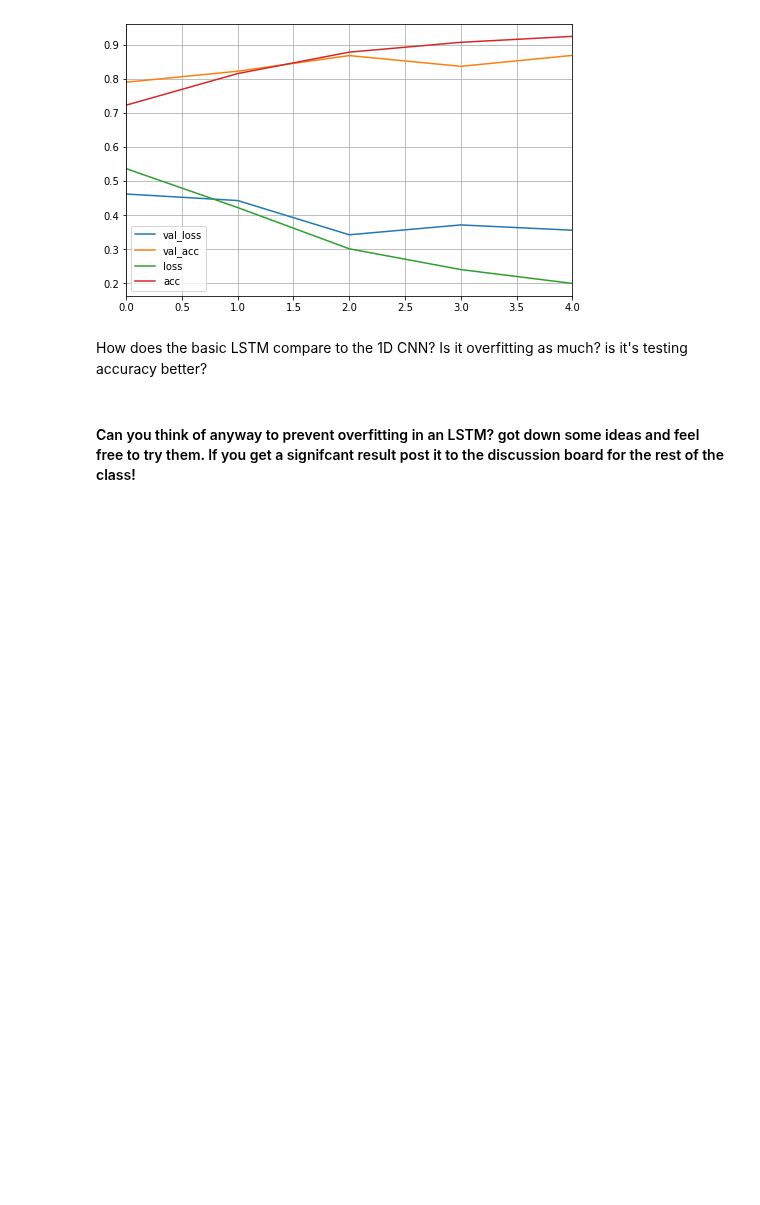
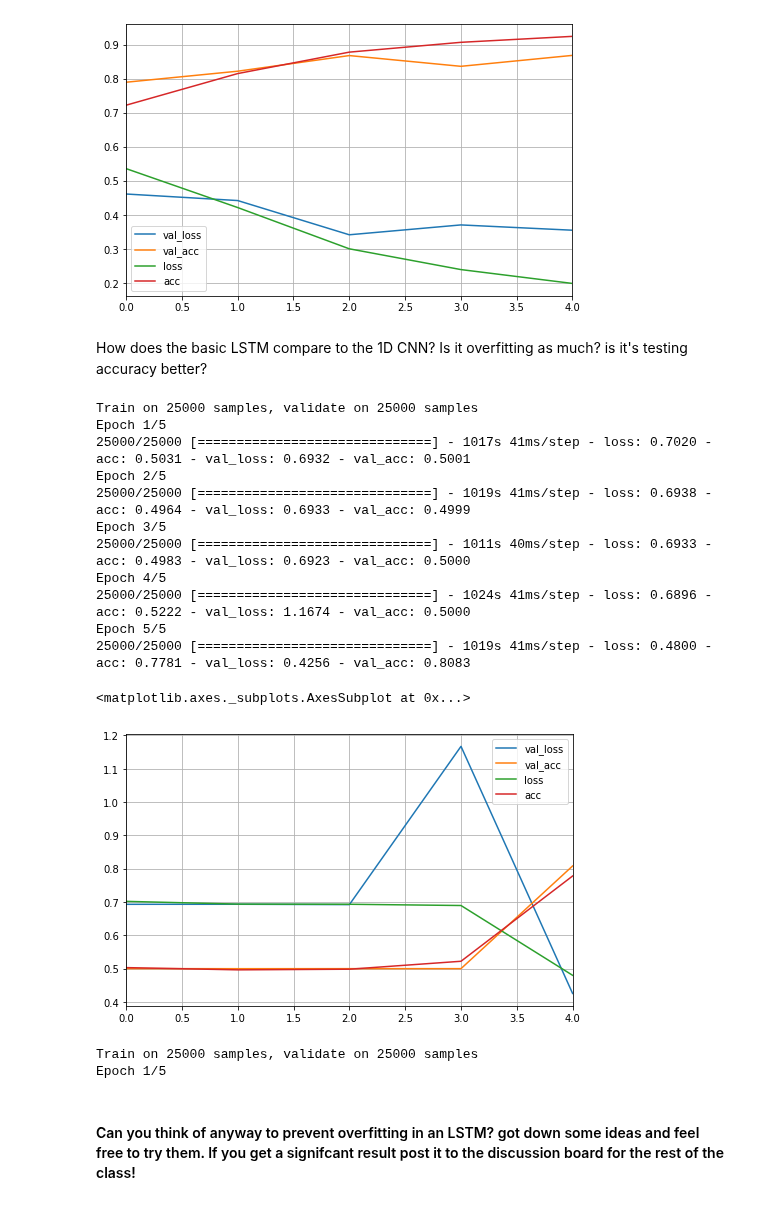
Before and after one commit to telenovelachuan/data_science, a Jupyter notebook: EECS_738_machine_learning/lab6/Lab 6.ipynb, the cells around one changed output. Cells and saved outputs as stored; diff of their text form; code cells hidden in the pictures; blank space fills up the shorter version.

Commit message:
one more LSTM layer

```diff
--- a/EECS_738_machine_learning/lab6/Lab 6.ipynb
+++ b/EECS_738_machine_learning/lab6/Lab 6.ipynb
@@ -384,3 +380,59 @@ How does the basic LSTM compare to the 1D CNN? Is it overfitting as much? is it'
+# %%
+# Now lets add another LSTM layer to our model. Did that improve overfitting/accuracy?
+model = Sequential()
+model.add(Embedding(5000,50,input_length=400))
+
+model.add(LSTM(128, return_sequences=True))
+model.add(LSTM(128, return_sequences=True))
+model.add(LSTM(128))
+
+model.add(Dense(512, activation='relu'))
+model.add(Dropout(0.5))
+model.add(Dense(1, activation='sigmoid'))
+
+model.compile('Nadam', 'binary_crossentropy', metrics=['accuracy'])
+
+history = model.fit(x_train, y_train, batch_size=128, epochs=5, validation_data=[x_test, y_test])
+pd.DataFrame(history.history).plot(figsize=(8, 5))
+plt.grid(True)
+plt.show()
+# %% [output]
+Train on 25000 samples, validate on 25000 samples
+Epoch 1/5
+25000/25000 [==============================] - 1017s 41ms/step - loss: 0.7020 - acc: 0.5031 - val_loss: 0.6932 - val_acc: 0.5001
+Epoch 2/5
+25000/25000 [==============================] - 1019s 41ms/step - loss: 0.6938 - acc: 0.4964 - val_loss: 0.6933 - val_acc: 0.4999
+Epoch 3/5
+25000/25000 [==============================] - 1011s 40ms/step - loss: 0.6933 - acc: 0.4983 - val_loss: 0.6923 - val_acc: 0.5000
+Epoch 4/5
+25000/25000 [==============================] - 1024s 41ms/step - loss: 0.6896 - acc: 0.5222 - val_loss: 1.1674 - val_acc: 0.5000
+Epoch 5/5
+25000/25000 [==============================] - 1019s 41ms/step - loss: 0.4800 - acc: 0.7781 - val_loss: 0.4256 - val_acc: 0.8083
+<matplotlib.axes._subplots.AxesSubplot at 0x...>
+[figure, added]
+# %%
+# Now lets use larger LSTM layers. What affect did that have? Why do you think that is based off of your knowledge of RNNs.
+model = Sequential()
+model.add(Embedding(5000,50,input_length=400))
+
+# Here we will add in our LSTM layers. They should be directly after the embedding layer.
+model.add(LSTM(256, return_sequences=True))
+model.add(LSTM(256))
+
+# Now we will cast the LSTM output to a dense layer to sort it. If you haven't noticed, thick dense layers at the end of networks are how every model 'collects its thoughts'.
+model.add(Dense(512, activation='relu'))
+model.add(Dropout(0.5))
+model.add(Dense(1, activation='sigmoid'))
+
+model.compile('Nadam', 'binary_crossentropy', metrics=['accuracy'])
+
+history = model.fit(x_train, y_train, batch_size=128, epochs=5, validation_data=[x_test, y_test])
+pd.DataFrame(history.history).plot(figsize=(8, 5))
+plt.grid(True)
+plt.show()
+# %% [output]
+Train on 25000 samples, validate on 25000 samples
+Epoch 1/5
 # %%
 # Now lets add Bi-directional layers to each of our RNNs. These make the model learn the data scanning both forwards and backwards.
 # Here is a detailed description: https://towardsdatascience.com/understanding-bidirectional-rnn-in-pytorch-5bd25a5dd66
```
Also changed, not shown: parts of 2 cells of this notebook.
